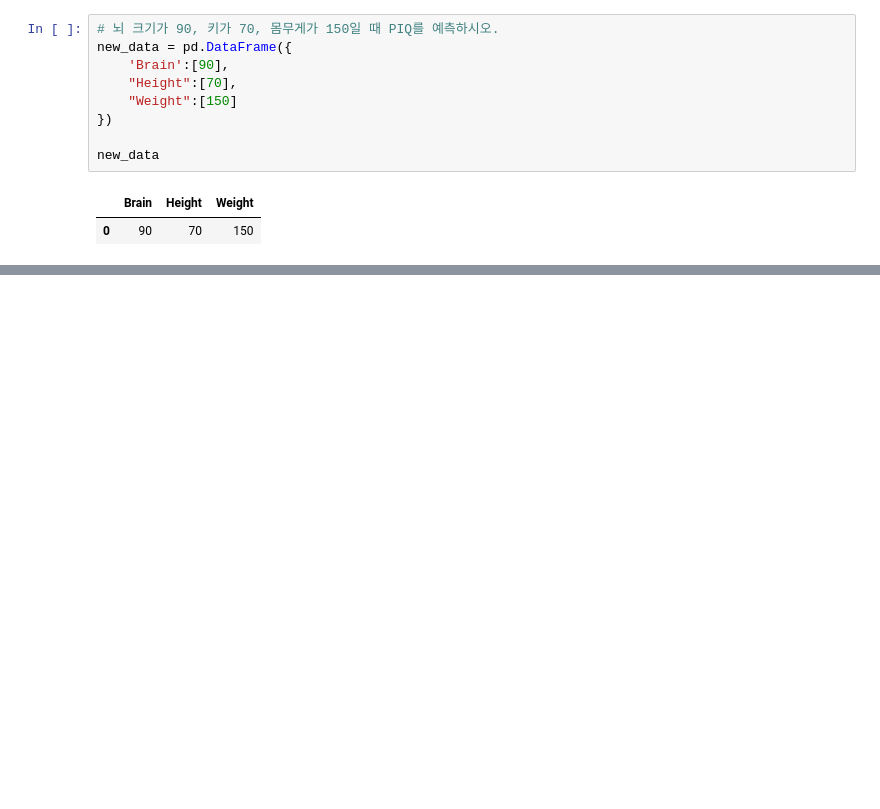
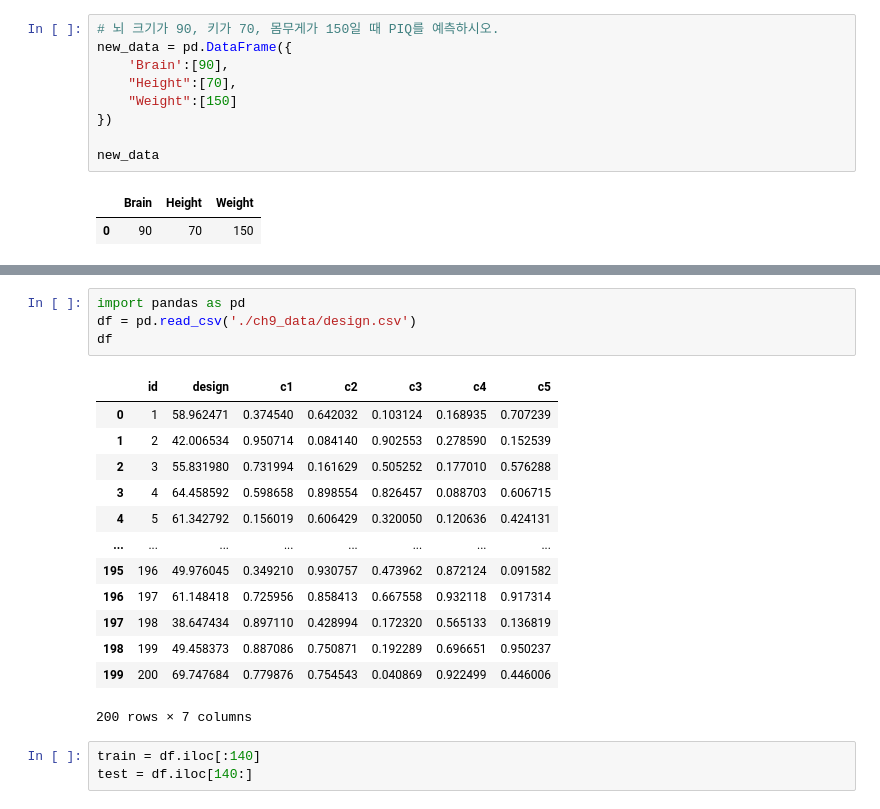
Before and after one commit to rlgus3351/-BigDataAnalyst, a Jupyter notebook: ch4/ch2.ipynb, the cells around one changed output, grey strips where cells are left out. Drawn from its saved outputs; the diff is of its cells as text; blank space fills up the shorter version.

```diff
--- a/ch4/ch2.ipynb
+++ b/ch4/ch2.ipynb
@@ -2275,0 +2608,21 @@ dtype: float64
+# %%
+import pandas as pd
+df = pd.read_csv('./ch9_data/design.csv')
+df
+# %% [output]
+|  | id | design | c1 | c2 | c3 | c4 | c5 |
+| 0 | 1 | 58.962471 | 0.374540 | 0.642032 | 0.103124 | 0.168935 | 0.707239 |
+| 1 | 2 | 42.006534 | 0.950714 | 0.084140 | 0.902553 | 0.278590 | 0.152539 |
+| 2 | 3 | 55.831980 | 0.731994 | 0.161629 | 0.505252 | 0.177010 | 0.576288 |
+| 3 | 4 | 64.458592 | 0.598658 | 0.898554 | 0.826457 | 0.088703 | 0.606715 |
+| 4 | 5 | 61.342792 | 0.156019 | 0.606429 | 0.320050 | 0.120636 | 0.424131 |
+| ... | ... | ... | ... | ... | ... | ... | ... |
+| 195 | 196 | 49.976045 | 0.349210 | 0.930757 | 0.473962 | 0.872124 | 0.091582 |
+| 196 | 197 | 61.148418 | 0.725956 | 0.858413 | 0.667558 | 0.932118 | 0.917314 |
+| 197 | 198 | 38.647434 | 0.897110 | 0.428994 | 0.172320 | 0.565133 | 0.136819 |
+| 198 | 199 | 49.458373 | 0.887086 | 0.750871 | 0.192289 | 0.696651 | 0.950237 |
+| 199 | 200 | 69.747684 | 0.779876 | 0.754543 | 0.040869 | 0.922499 | 0.446006 |
+200 rows × 7 columns
+# %%
+train = df.iloc[:140]
+test = df.iloc[140:]
```
Also changed, not shown: parts of 64 cells of this notebook, 1 other file.
